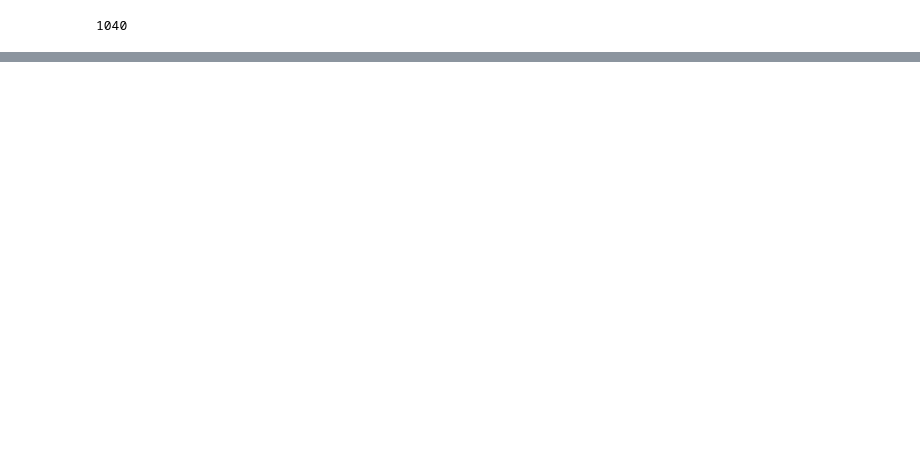
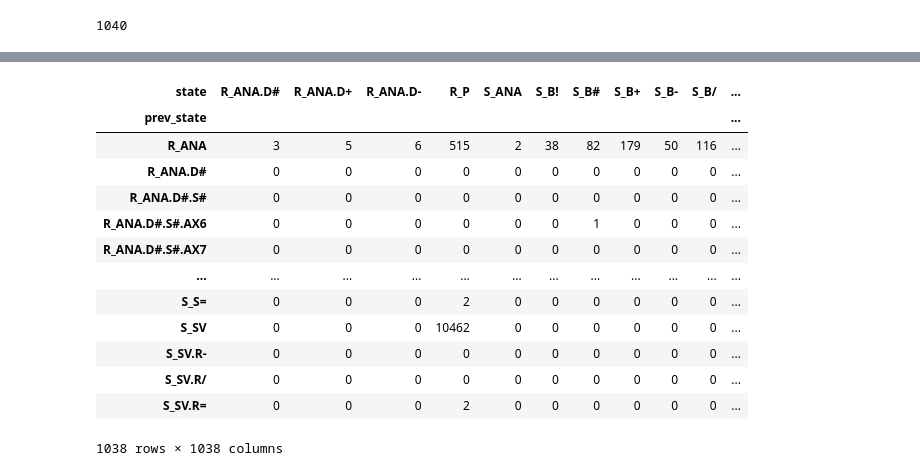
Before and after one commit to AndyZ-CYC/Volleyball_Project, a Jupyter notebook: Data_Exploration.ipynb, the cells around one changed output, grey strips where cells are left out. Drawn from its saved outputs; the diff is of its cells as text; code cells hidden in the pictures; blank space fills up the shorter version.

```diff
--- a/Data_Exploration.ipynb
+++ b/Data_Exploration.ipynb
@@ -310,0 +344,17 @@ len(state_df['state'].unique())
+# %%
+temp_df.dropna(subset=['state']).groupby(['prev_state', 'state']).size().unstack(fill_value=0)
+# %% [output]
+| state | R_ANA.D# | R_ANA.D+ | R_ANA.D- | R_P | S_ANA | S_B! | S_B# | S_B+ | S_B- | S_B/ | ... |
+| prev_state |  |  |  |  |  |  |  |  |  |  | ... |
+| R_ANA | 3 | 5 | 6 | 515 | 2 | 38 | 82 | 179 | 50 | 116 | ... |
+| R_ANA.D# | 0 | 0 | 0 | 0 | 0 | 0 | 0 | 0 | 0 | 0 | ... |
+| R_ANA.D#.S# | 0 | 0 | 0 | 0 | 0 | 0 | 0 | 0 | 0 | 0 | ... |
+| R_ANA.D#.S#.AX6 | 0 | 0 | 0 | 0 | 0 | 0 | 1 | 0 | 0 | 0 | ... |
+| R_ANA.D#.S#.AX7 | 0 | 0 | 0 | 0 | 0 | 0 | 0 | 0 | 0 | 0 | ... |
+| ... | ... | ... | ... | ... | ... | ... | ... | ... | ... | ... | ... |
+| S_S= | 0 | 0 | 0 | 2 | 0 | 0 | 0 | 0 | 0 | 0 | ... |
+| S_SV | 0 | 0 | 0 | 10462 | 0 | 0 | 0 | 0 | 0 | 0 | ... |
+| S_SV.R- | 0 | 0 | 0 | 0 | 0 | 0 | 0 | 0 | 0 | 0 | ... |
+| S_SV.R/ | 0 | 0 | 0 | 0 | 0 | 0 | 0 | 0 | 0 | 0 | ... |
+| S_SV.R= | 0 | 0 | 0 | 2 | 0 | 0 | 0 | 0 | 0 | 0 | ... |
+1038 rows × 1038 columns
```
Also changed, not shown: parts of 14 cells of this notebook.
